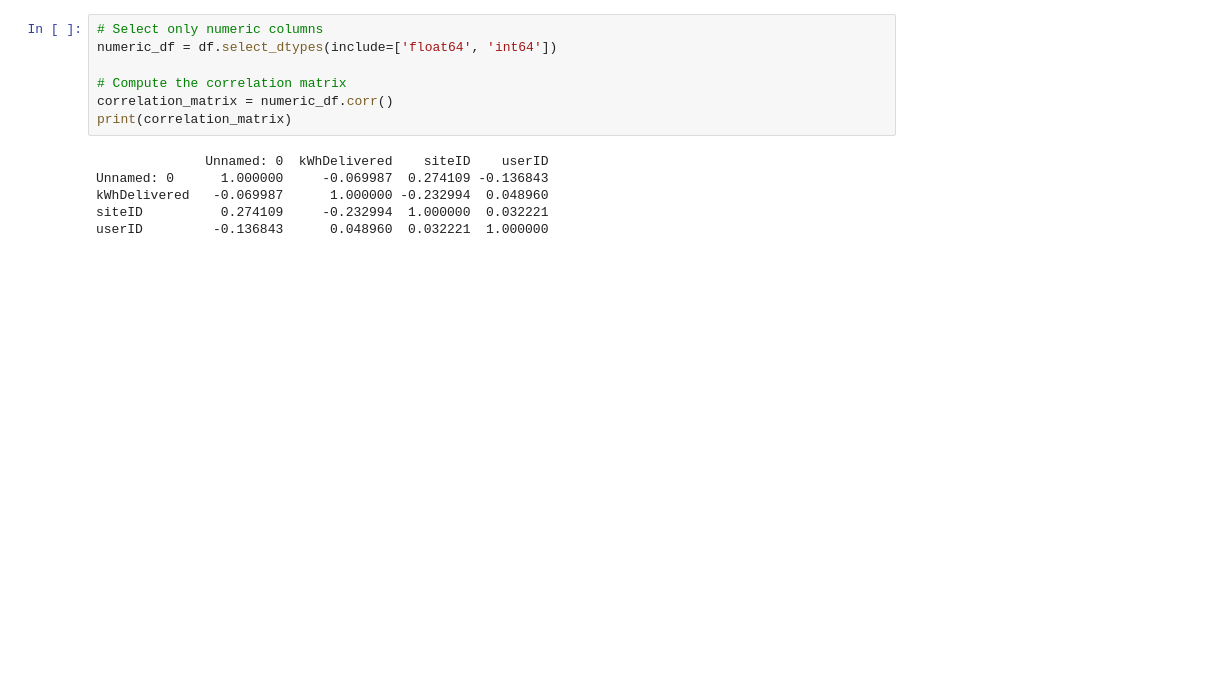
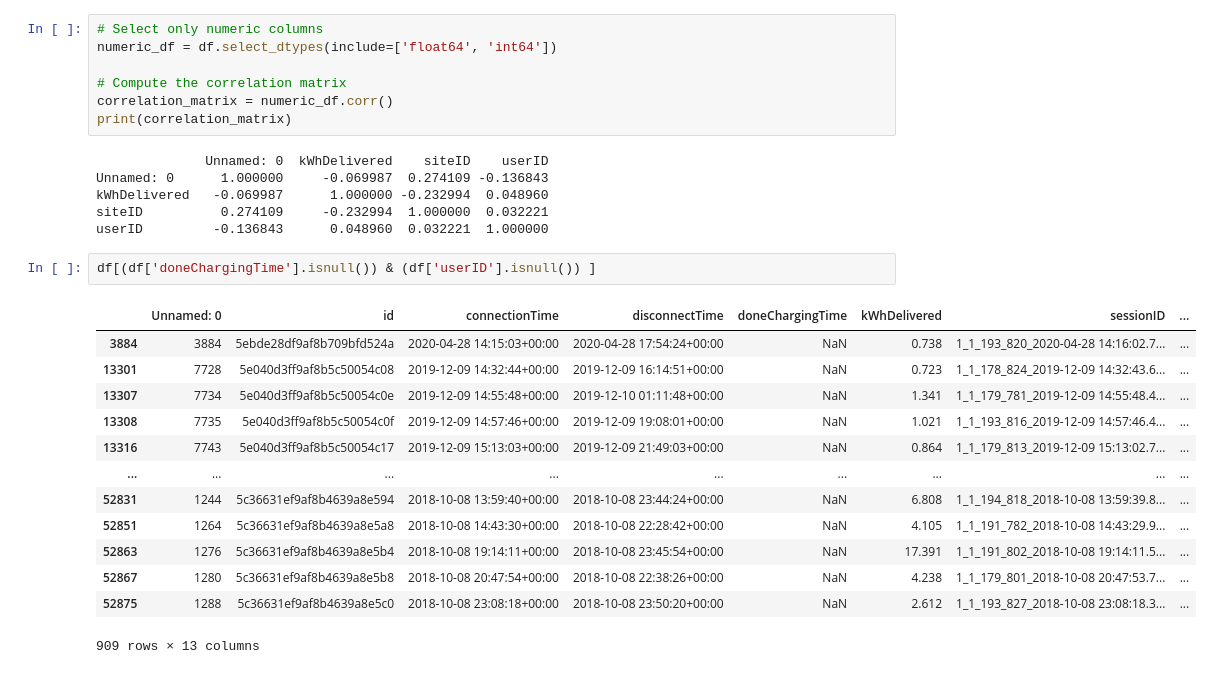
Before and after one commit to JanRkck/AA24, a Jupyter notebook: FirstLook.ipynb, the cells around one changed output. Cells and saved outputs as stored; diff of their text form; blank space fills up the shorter version.

```diff
--- a/FirstLook.ipynb
+++ b/FirstLook.ipynb
@@ -137,3 +138,19 @@ Unnamed: 0      1.000000     -0.069987  0.274109 -0.136843
 kWhDelivered   -0.069987      1.000000 -0.232994  0.048960
 siteID          0.274109     -0.232994  1.000000  0.032221
 userID         -0.136843      0.048960  0.032221  1.000000
+# %%
+df[(df['doneChargingTime'].isnull()) & (df['userID'].isnull()) ]
+# %% [output]
+|  | Unnamed: 0 | id | connectionTime | disconnectTime | doneChargingTime | kWhDelivered | sessionID | ... |
+| 3884 | 3884 | 5ebde28df9af8b709bfd524a | 2020-04-28 14:15:03+00:00 | 2020-04-28 17:54:24+00:00 | NaN | 0.738 | 1_1_193_820_2020-04-28 14:16:02.7... | ... |
+| 13301 | 7728 | 5e040d3ff9af8b5c50054c08 | 2019-12-09 14:32:44+00:00 | 2019-12-09 16:14:51+00:00 | NaN | 0.723 | 1_1_178_824_2019-12-09 14:32:43.6... | ... |
+| 13307 | 7734 | 5e040d3ff9af8b5c50054c0e | 2019-12-09 14:55:48+00:00 | 2019-12-10 01:11:48+00:00 | NaN | 1.341 | 1_1_179_781_2019-12-09 14:55:48.4... | ... |
+| 13308 | 7735 | 5e040d3ff9af8b5c50054c0f | 2019-12-09 14:57:46+00:00 | 2019-12-09 19:08:01+00:00 | NaN | 1.021 | 1_1_193_816_2019-12-09 14:57:46.4... | ... |
+| 13316 | 7743 | 5e040d3ff9af8b5c50054c17 | 2019-12-09 15:13:03+00:00 | 2019-12-09 21:49:03+00:00 | NaN | 0.864 | 1_1_179_813_2019-12-09 15:13:02.7... | ... |
+| ... | ... | ... | ... | ... | ... | ... | ... | ... |
+| 52831 | 1244 | 5c36631ef9af8b4639a8e594 | 2018-10-08 13:59:40+00:00 | 2018-10-08 23:44:24+00:00 | NaN | 6.808 | 1_1_194_818_2018-10-08 13:59:39.8... | ... |
+| 52851 | 1264 | 5c36631ef9af8b4639a8e5a8 | 2018-10-08 14:43:30+00:00 | 2018-10-08 22:28:42+00:00 | NaN | 4.105 | 1_1_191_782_2018-10-08 14:43:29.9... | ... |
+| 52863 | 1276 | 5c36631ef9af8b4639a8e5b4 | 2018-10-08 19:14:11+00:00 | 2018-10-08 23:45:54+00:00 | NaN | 17.391 | 1_1_191_802_2018-10-08 19:14:11.5... | ... |
+| 52867 | 1280 | 5c36631ef9af8b4639a8e5b8 | 2018-10-08 20:47:54+00:00 | 2018-10-08 22:38:26+00:00 | NaN | 4.238 | 1_1_179_801_2018-10-08 20:47:53.7... | ... |
+| 52875 | 1288 | 5c36631ef9af8b4639a8e5c0 | 2018-10-08 23:08:18+00:00 | 2018-10-08 23:50:20+00:00 | NaN | 2.612 | 1_1_193_827_2018-10-08 23:08:18.3... | ... |
+909 rows × 13 columns
```
Also changed, not shown: parts of 1 cell of this notebook.
